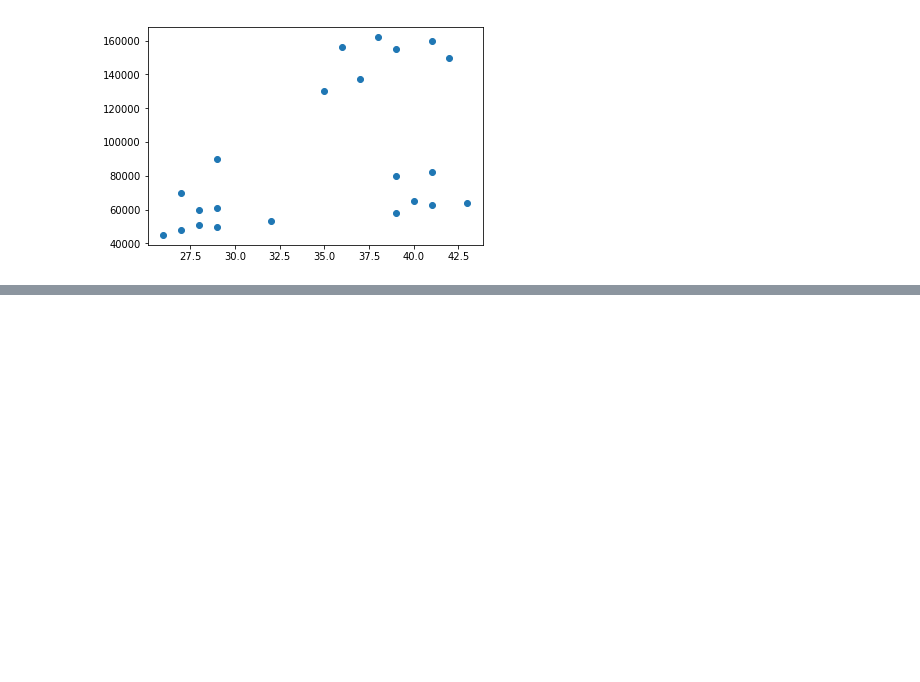
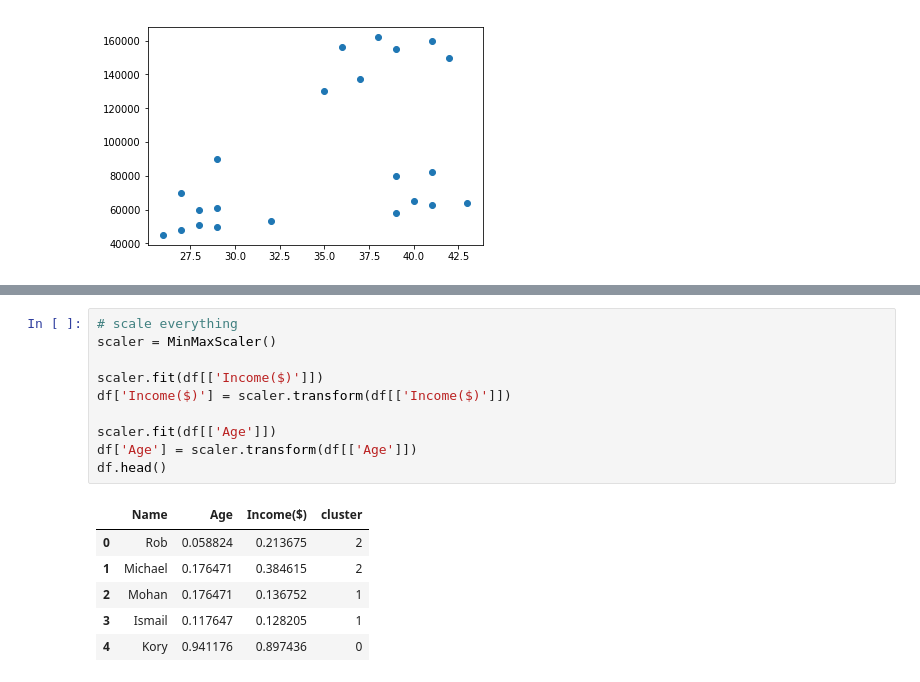
Before and after one commit to AmeyMohite12/K-means, a Jupyter notebook: K means.ipynb, the cells around one changed output, grey strips where cells are left out. Drawn from its saved outputs; the diff is of its cells as text; blank space fills up the shorter version.

```diff
--- a/K means.ipynb
+++ b/K means.ipynb
@@ -24,0 +71,17 @@ plt.scatter(df['Age'],df['Income($)'])
+# %%
+# scale everything
+scaler = MinMaxScaler()
+
+scaler.fit(df[['Income($)']])
+df['Income($)'] = scaler.transform(df[['Income($)']])
+
+scaler.fit(df[['Age']])
+df['Age'] = scaler.transform(df[['Age']])
+df.head()
+# %% [output]
+|  | Name | Age | Income($) | cluster |
+| 0 | Rob | 0.058824 | 0.213675 | 2 |
+| 1 | Michael | 0.176471 | 0.384615 | 2 |
+| 2 | Mohan | 0.176471 | 0.136752 | 1 |
+| 3 | Ismail | 0.117647 | 0.128205 | 1 |
+| 4 | Kory | 0.941176 | 0.897436 | 0 |
```
Also changed, not shown: parts of 5 cells of this notebook.
